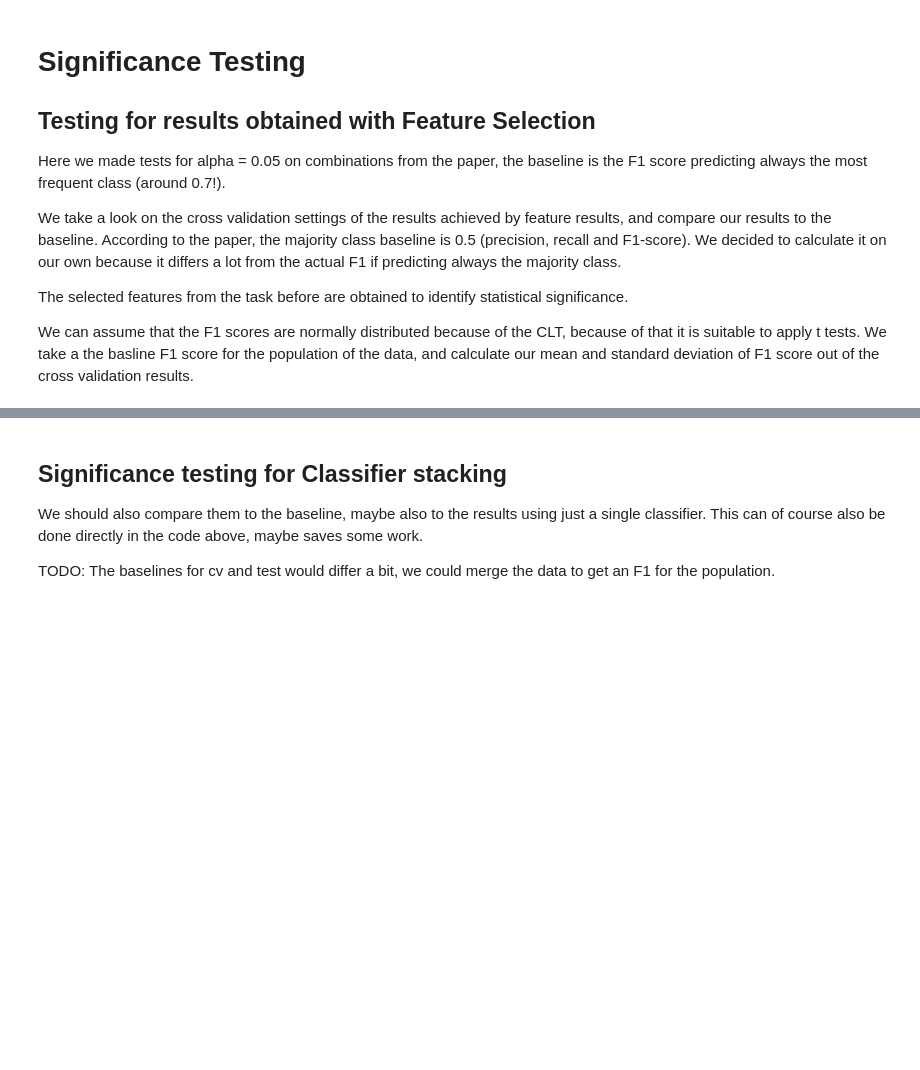
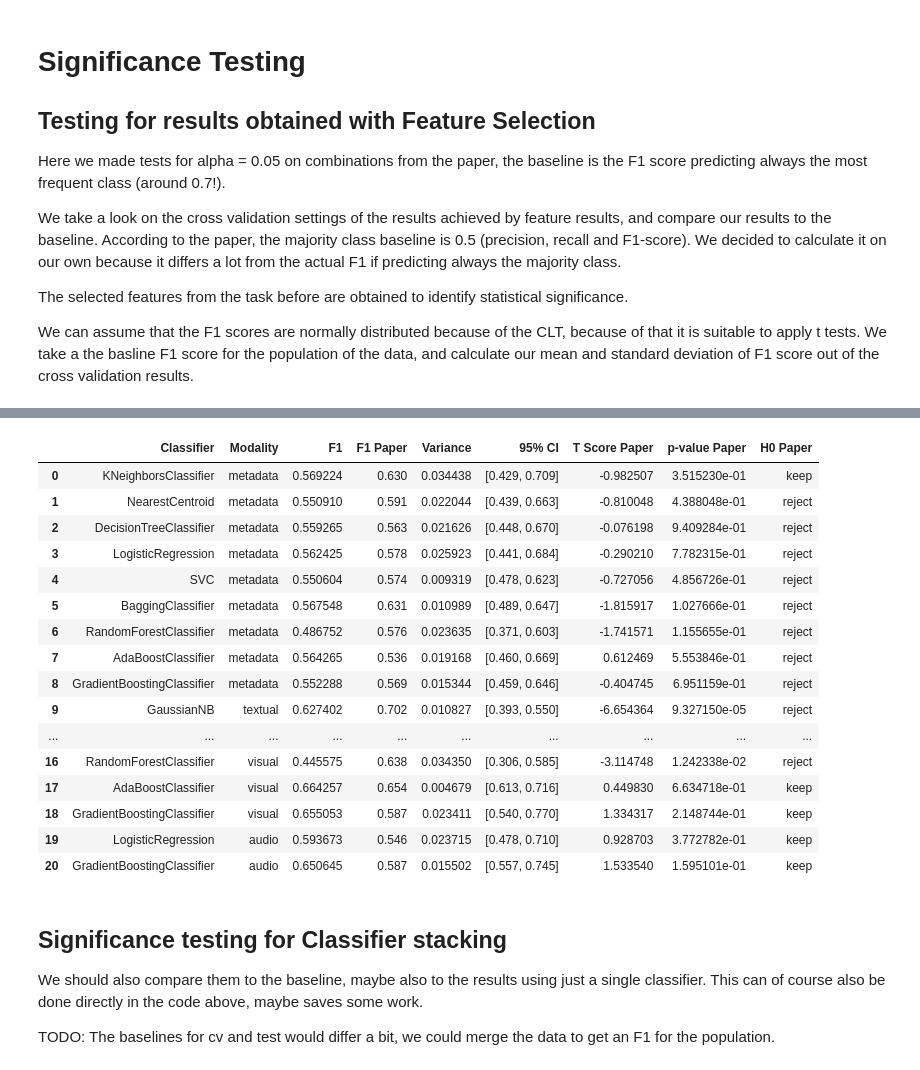
Before and after one commit to patrickFuerst/CoE_task, a Jupyter notebook: classifier_selection.ipynb, the cells around one changed output, grey strips where cells are left out. Cells and saved outputs as stored; diff of their text form; code cells hidden in the pictures; blank space fills up the shorter version.

```diff
--- a/classifier_selection.ipynb
+++ b/classifier_selection.ipynb
@@ -1954,4 +1943,18 @@ We take a look on the cross validation settings of the results achieved by featu
 The selected features from the task before are obtained to identify statistical significance.
 
 We can assume that the F1 scores are normally distributed because of the CLT, because of that it is suitable to apply t tests. We take a the basline F1 score for the population of the data, and calculate our mean and standard deviation of F1 score out of the cross validation results.
+# %%
+alpha = 0.05
+
+def calculate_F1_scores_cv(clf, X, y):
+    metric =  cross_validate(clf, X, y, scoring=('f1_weighted'), return_train_score = False, cv = 10)
+    return metric['test_score']
+
+
+def mean_confidence_interval(data, confidence=0.95):
+    a = 1.0 * np.array(data)
+    n = len(a)
+    m, se = np.mean(a), stats.sem(a)
+    h = se * stats.t.ppf((1 + confidence) / 2., n-1)
+    return m-h, m+h
 # %%
@@ -2038,3 +2076,25 @@ GradientBoostingClassifier - audio: -1.4436267139546701, reject
+# %%
+# Paper Results
+display(classifier_combinations[["Classifier", "Modality", "F1","F1 Paper", "Variance", "95% CI",
+                                 "T Score Paper", "p-value Paper", "H0 Paper"]])
+# %% [output]
+|  | Classifier | Modality | F1 | F1 Paper | Variance | 95% CI | T Score Paper | p-value Paper | H0 Paper |
+| 0 | KNeighborsClassifier | metadata | 0.569224 | 0.630 | 0.034438 | [0.429, 0.709] | -0.982507 | 3.515230e-01 | keep |
+| 1 | NearestCentroid | metadata | 0.550910 | 0.591 | 0.022044 | [0.439, 0.663] | -0.810048 | 4.388048e-01 | reject |
+| 2 | DecisionTreeClassifier | metadata | 0.559265 | 0.563 | 0.021626 | [0.448, 0.670] | -0.076198 | 9.409284e-01 | reject |
+| 3 | LogisticRegression | metadata | 0.562425 | 0.578 | 0.025923 | [0.441, 0.684] | -0.290210 | 7.782315e-01 | reject |
+| 4 | SVC | metadata | 0.550604 | 0.574 | 0.009319 | [0.478, 0.623] | -0.727056 | 4.856726e-01 | reject |
+| 5 | BaggingClassifier | metadata | 0.567548 | 0.631 | 0.010989 | [0.489, 0.647] | -1.815917 | 1.027666e-01 | reject |
+| 6 | RandomForestClassifier | metadata | 0.486752 | 0.576 | 0.023635 | [0.371, 0.603] | -1.741571 | 1.155655e-01 | reject |
+| 7 | AdaBoostClassifier | metadata | 0.564265 | 0.536 | 0.019168 | [0.460, 0.669] | 0.612469 | 5.553846e-01 | reject |
+| 8 | GradientBoostingClassifier | metadata | 0.552288 | 0.569 | 0.015344 | [0.459, 0.646] | -0.404745 | 6.951159e-01 | reject |
+| 9 | GaussianNB | textual | 0.627402 | 0.702 | 0.010827 | [0.393, 0.550] | -6.654364 | 9.327150e-05 | reject |
+| ... | ... | ... | ... | ... | ... | ... | ... | ... | ... |
+| 16 | RandomForestClassifier | visual | 0.445575 | 0.638 | 0.034350 | [0.306, 0.585] | -3.114748 | 1.242338e-02 | reject |
+| 17 | AdaBoostClassifier | visual | 0.664257 | 0.654 | 0.004679 | [0.613, 0.716] | 0.449830 | 6.634718e-01 | keep |
+| 18 | GradientBoostingClassifier | visual | 0.655053 | 0.587 | 0.023411 | [0.540, 0.770] | 1.334317 | 2.148744e-01 | keep |
+| 19 | LogisticRegression | audio | 0.593673 | 0.546 | 0.023715 | [0.478, 0.710] | 0.928703 | 3.772782e-01 | keep |
+| 20 | GradientBoostingClassifier | audio | 0.650645 | 0.587 | 0.015502 | [0.557, 0.745] | 1.533540 | 1.595101e-01 | keep |
 # %% [markdown]
 ## Significance testing for Classifier stacking
 We should also compare them to the baseline, maybe also to the results using just a single classifier. This can of course also be done directly in the code above, maybe saves some work.
```
Also changed, not shown: parts of 13 cells of this notebook.
